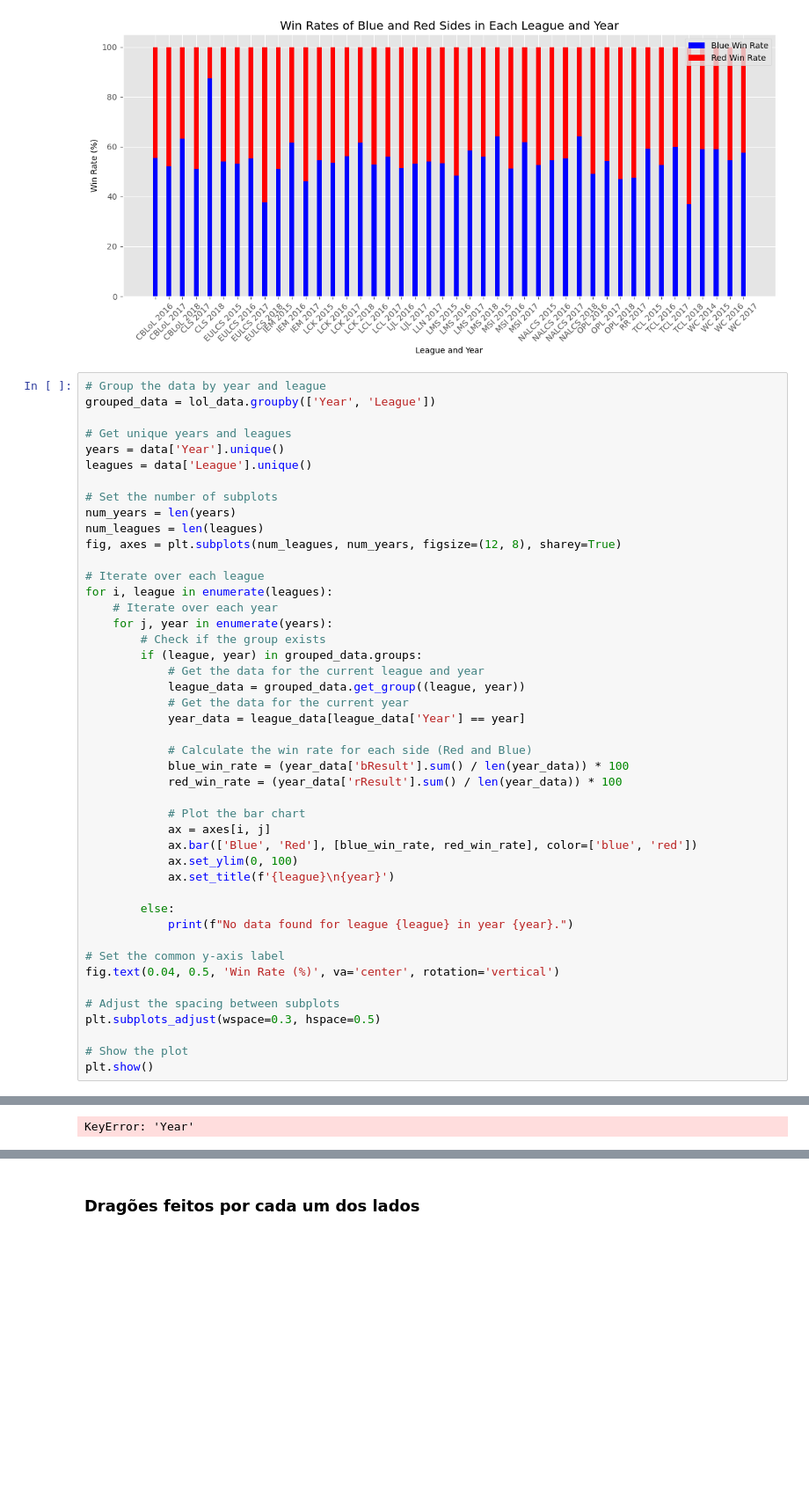
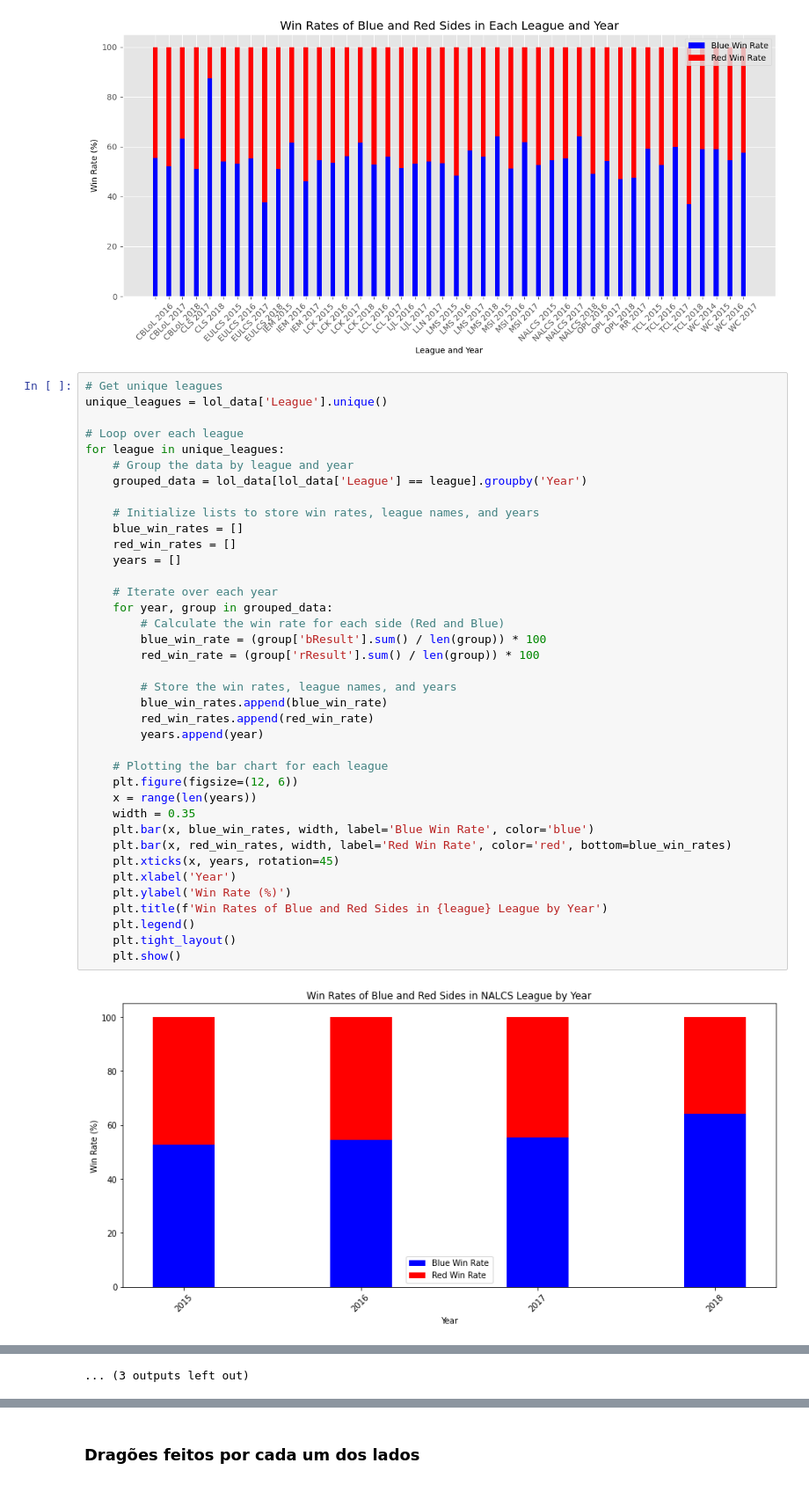
Before and after one commit to luccasilva/icd-lol, a Jupyter notebook: TP.ipynb, the cells around one changed output, grey strips where cells are left out. Shown at 88% size. Drawn from its saved outputs; the diff is of its cells as text; blank space fills up the shorter version.

```diff
--- a/TP.ipynb
+++ b/TP.ipynb
@@ -503,48 +503,42 @@ plt.show()
 # %% [output]
 [figure]
 # %%
-# Group the data by year and league
-grouped_data = lol_data.groupby(['Year', 'League'])
+# Get unique leagues
+unique_leagues = lol_data['League'].unique()
 
-# Get unique years and leagues
-years = data['Year'].unique()
-leagues = data['League'].unique()
+# Loop over each league
+for league in unique_leagues:
+    # Group the data by league and year
+    grouped_data = lol_data[lol_data['League'] == league].groupby('Year')
 
-# Set the number of subplots
-num_years = len(years)
-num_leagues = len(leagues)
-fig, axes = plt.subplots(num_leagues, num_years, figsize=(12, 8), sharey=True)
+    # Initialize lists to store win rates, league names, and years
+    blue_win_rates = []
+    red_win_rates = []
+    years = []
 
-# Iterate over each league
-for i, league in enumerate(leagues):
     # Iterate over each year
-    for j, year in enumerate(years):
-        # Check if the group exists
-        if (league, year) in grouped_data.groups:
-            # Get the data for the current league and year
-            league_data = grouped_data.get_group((league, year))
-            # Get the data for the current year
-            year_data = league_data[league_data['Year'] == year]
+    for year, group in grouped_data:
+        # Calculate the win rate for each side (Red and Blue)
+        blue_win_rate = (group['bResult'].sum() / len(group)) * 100
+        red_win_rate = (group['rResult'].sum() / len(group)) * 100
 
-            # Calculate the win rate for each side (Red and Blue)
-            blue_win_rate = (year_data['bResult'].sum() / len(year_data)) * 100
-            red_win_rate = (year_data['rResult'].sum() / len(year_data)) * 100
+        # Store the win rates, league names, and years
+        blue_win_rates.append(blue_win_rate)
+        red_win_rates.append(red_win_rate)
+        years.append(year)
 
-            # Plot the bar chart
-            ax = axes[i, j]
-            ax.bar(['Blue', 'Red'], [blue_win_rate, red_win_rate], color=['blue', 'red'])
-            ax.set_ylim(0, 100)
-            ax.set_title(f'{league}\n{year}')
-
-        else:
-            print(f"No data found for league {league} in year {year}.")
-
-# Set the common y-axis label
-fig.text(0.04, 0.5, 'Win Rate (%)', va='center', rotation='vertical')
-
-# Adjust the spacing between subplots
-plt.subplots_adjust(wspace=0.3, hspace=0.5)
-
-# Show the plot
-plt.show()
+    # Plotting the bar chart for each league
+    plt.figure(figsize=(12, 6))
+    x = range(len(years))
+    width = 0.35
+    plt.bar(x, blue_win_rates, width, label='Blue Win Rate', color='blue')
+    plt.bar(x, red_win_rates, width, label='Red Win Rate', color='red', bottom=blue_win_rates)
+    plt.xticks(x, years, rotation=45)
+    plt.xlabel('Year')
+    plt.ylabel('Win Rate (%)')
+    plt.title(f'Win Rates of Blue and Red Sides in {league} League by Year')
+    plt.legend()
+    plt.tight_layout()
+    plt.show()
 # %% [output]
+[figure, added]
@@ -551,2 +556,2 @@ plt.show()
-KeyError: 'Year'
+... (3 outputs left out)
 # %%
```
Also changed, not shown: parts of 6 cells of this notebook.
